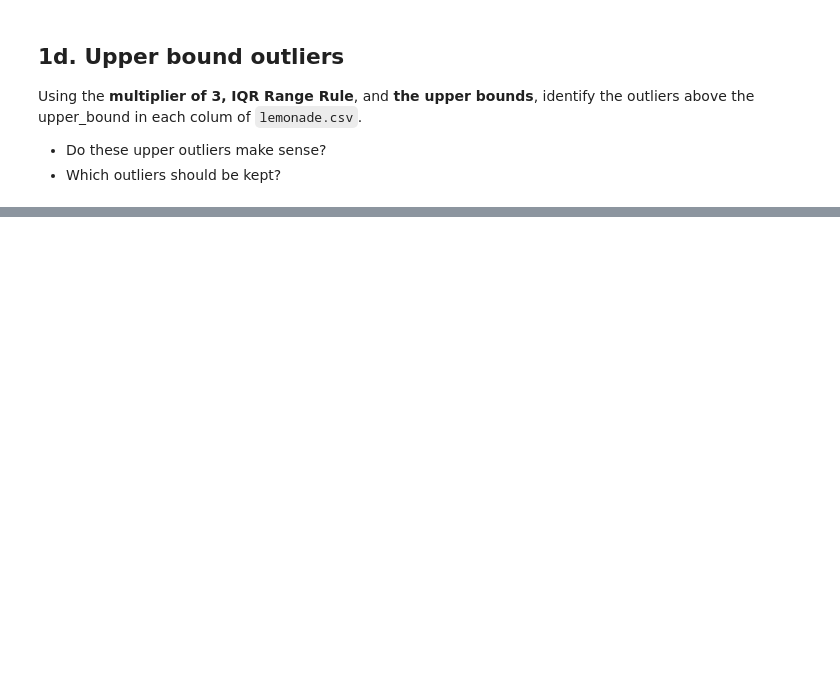
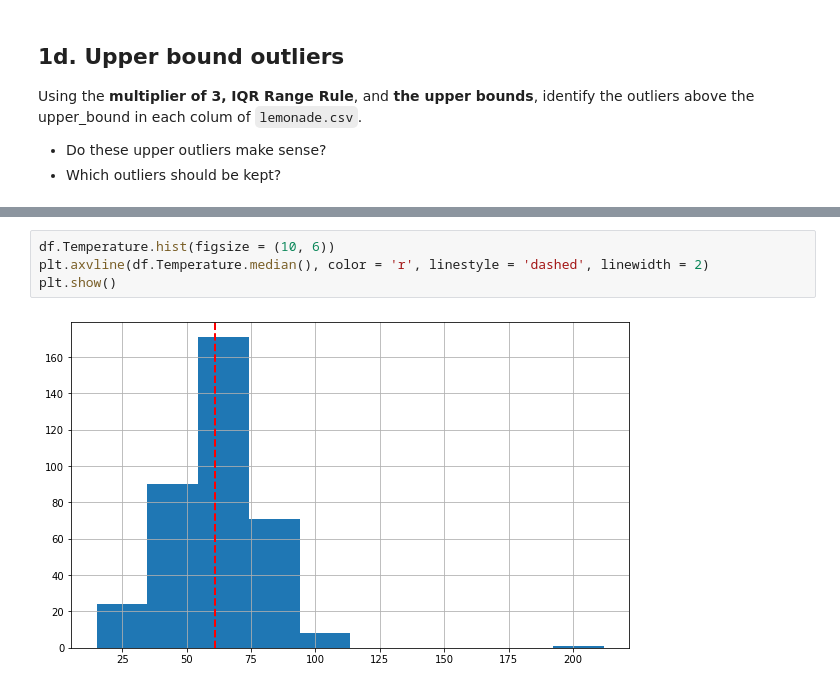
Before and after one commit to Jonessn22/anomaly_detection_exercises, a Jupyter notebook: 02b_continuous_probabalistic_methods_exercises.ipynb, the cells around one changed output, grey strips where cells are left out. Cells and saved outputs as stored; diff of their text form; blank space fills up the shorter version.

```diff
--- a/02b_continuous_probabalistic_methods_exercises.ipynb
+++ b/02b_continuous_probabalistic_methods_exercises.ipynb
@@ -205,0 +566,6 @@ Using the **multiplier of 3, IQR Range Rule**, and **the upper bounds**, identif
+# %%
+df.Temperature.hist(figsize = (10, 6))
+plt.axvline(df.Temperature.median(), color = 'r', linestyle = 'dashed', linewidth = 2)
+plt.show()
+# %% [output]
+[figure, added]
```
Also changed, not shown: parts of 57 cells of this notebook, 2 other files.
